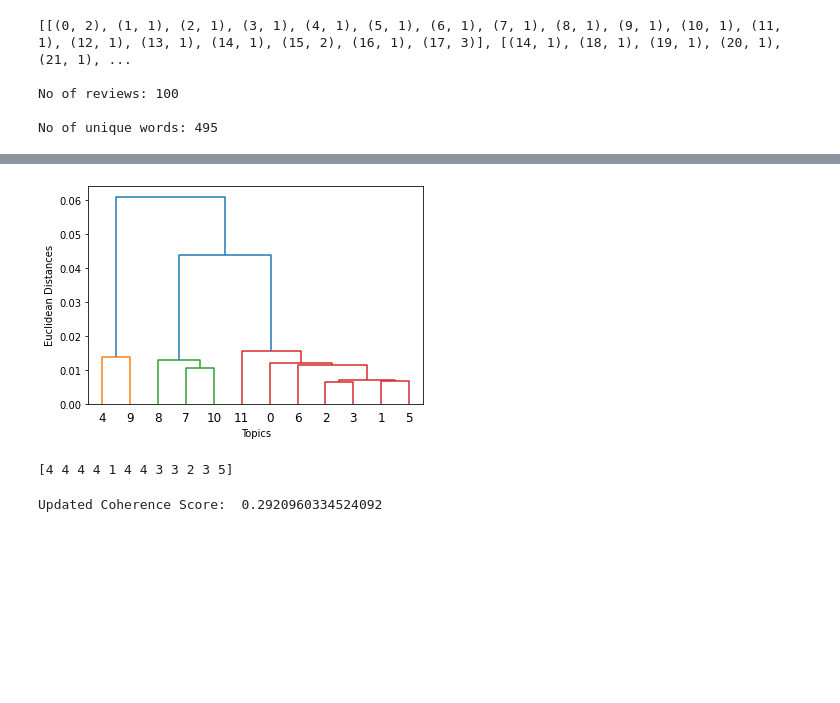
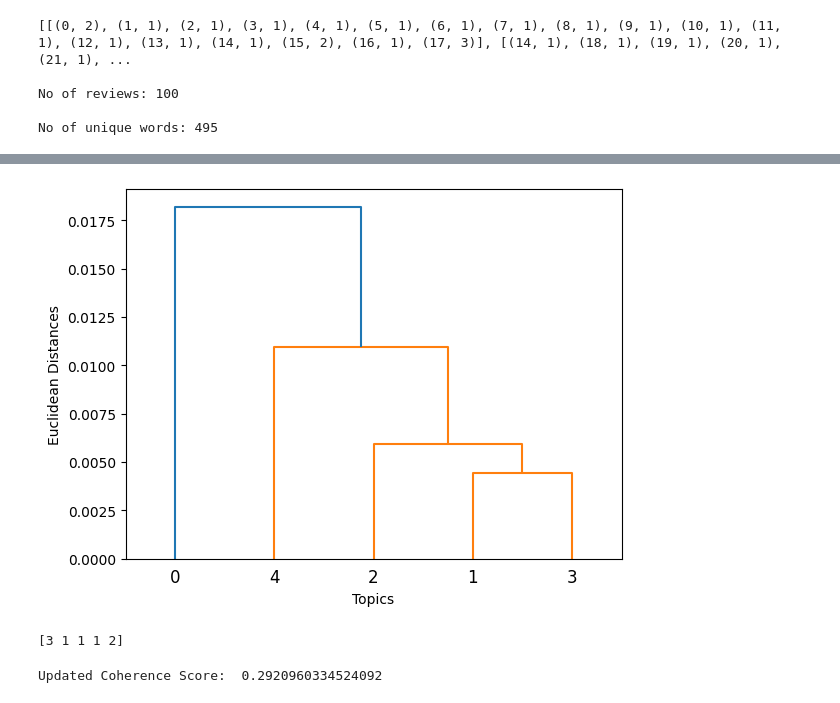
Before and after one commit to nitinsaimajji/Fy_Project, a Jupyter notebook: rem.ipynb, the cells around one changed output, grey strips where cells are left out. Drawn from its saved outputs; the diff is of its cells as text; code cells hidden in the pictures; blank space fills up the shorter version.

```diff
--- a/rem.ipynb
+++ b/rem.ipynb
@@ -155,7 +136,7 @@ df['Review'] = df['Review'].astype(str)
 df['Review'] = df['Review'].apply(preprocess_text)
 df1['Review']= df['Review'][df['Destination'] == 'Mysore']
 # %%
-# reviews_df=df1[:100]
+reviews_df=df1[:100]
 # %%
 reviews_df.head()
 # %% [output]
@@ -365,10 +346,9 @@ No of reviews: 100
 
 No of unique words: 495
 # %%
-# Create a topic model using LDA on the cleaned-up data with 12 topics
 lda_model = gensim.models.ldamodel.LdaModel(corpus=corpus,
                                            id2word=id2word,
-                                           num_topics=12,
+                                           num_topics=5,
                                            random_state=47,
                                            update_every=1,
                                            chunksize=100,
@@ -485,27 +473,27 @@ Silhouette Score: 0.11258675903081894
 # %%
 import scipy.cluster.hierarchy as sch
 import matplotlib.pyplot as plt
 
 topic_term_matrix = lda_model.get_topics()  # Assuming you have this matrix
 topic_similarity_matrix = np.dot(topic_term_matrix, topic_term_matrix.T)
 
 # Perform hierarchical clustering
 dendrogram = sch.dendrogram(sch.linkage(topic_similarity_matrix, method='ward'))
 
 # Visualize the dendrogram (optional)
 plt.xlabel('Topics')
 plt.ylabel('Euclidean Distances')
 plt.show()
 
 # Cut the dendrogram to obtain 5 clusters/topics (adjust the threshold as needed)
-num_clusters = 5
+num_clusters = 4
 cluster_assignments = sch.fcluster(sch.linkage(topic_similarity_matrix, method='ward'), num_clusters, criterion='maxclust')
 
 # Print cluster assignments
 print(cluster_assignments)
 # %% [output]
-[figure, old version]
+[figure, new version]
-[4 4 4 4 1 4 4 3 3 2 3 5]
+[3 1 1 1 2]
 # %%
 # Re-run the LDA model with 5 topics (assuming you already reduced the topics)
 lda_model_updated = gensim.models.ldamodel.LdaModel(corpus=corpus,
```
Also changed, not shown: parts of 11 cells of this notebook.
